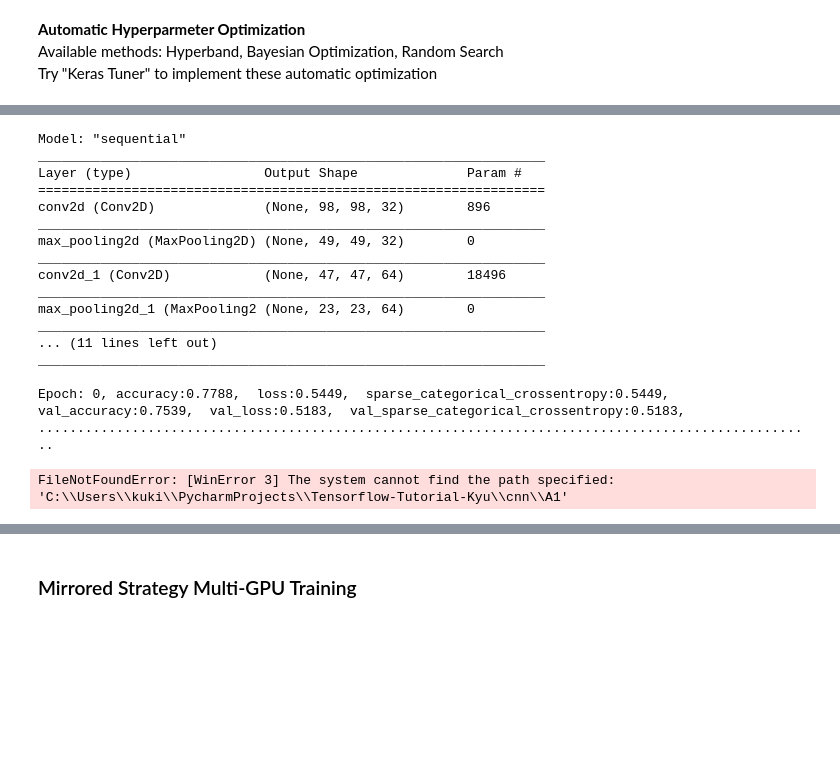
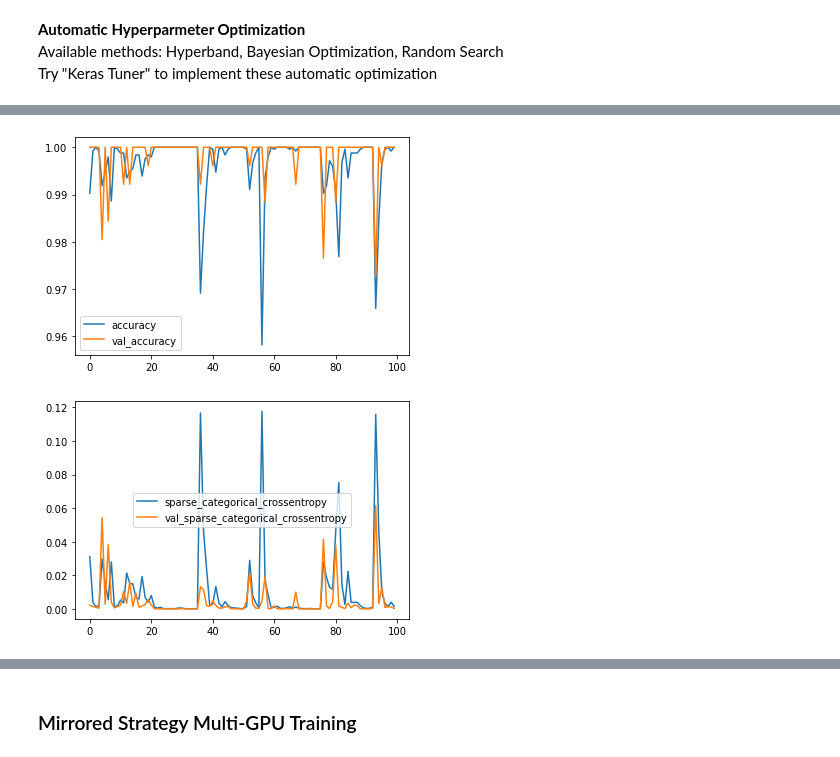
Before and after one commit to kukionfr/Tensorflow-Tutorial-Kyu, a Jupyter notebook: test0423.ipynb, the cells around one changed output, grey strips where cells are left out. Drawn from its saved outputs; the diff is of its cells as text; code cells hidden in the pictures; blank space fills up the shorter version.

```diff
--- a/test0423.ipynb
+++ b/test0423.ipynb
@@ -528,37 +528,17 @@ Launching TensorBoard...
 [interactive output not drawn]
-# %%
-histories['cnnA1'] = compilefit(model_cnnA1,loss_fn,'cnn/A1')
-# %% [output]
-Model: "sequential"
-_________________________________________________________________
-Layer (type)                 Output Shape              Param #
-=================================================================
-conv2d (Conv2D)              (None, 98, 98, 32)        896
-_________________________________________________________________
-max_pooling2d (MaxPooling2D) (None, 49, 49, 32)        0
-_________________________________________________________________
-conv2d_1 (Conv2D)            (None, 47, 47, 64)        18496
-_________________________________________________________________
-max_pooling2d_1 (MaxPooling2 (None, 23, 23, 64)        0
-_________________________________________________________________
-... (11 lines left out)
-_________________________________________________________________
-
-Epoch: 0, accuracy:0.7788,  loss:0.5449,  sparse_categorical_crossentropy:0.5449,  val_accuracy:0.7539,  val_loss:0.5183,  val_sparse_categorical_crossentropy:0.5183,
-....................................................................................................
-FileNotFoundError: [WinError 3] The system cannot find the path specified: 'C:\\Users\\kuki\\PycharmProjects\\Tensorflow-Tutorial-Kyu\\cnn\\A1'
 # %%
-def plotdf(dfobj):
+def plotdf(dfobj,condition):
     dfobj.pop('loss')
     dfobj.pop('val_loss')
     dfobj1=dfobj.copy()
     dfobj.pop('sparse_categorical_crossentropy')
     dfobj.pop('val_sparse_categorical_crossentropy')
-    pd.DataFrame(dfobj).plot()
+    pd.DataFrame(dfobj).plot(title=condition)
     dfobj1.pop('accuracy')
     dfobj1.pop('val_accuracy')
     pd.DataFrame(dfobj1).plot()
-
-plotdf(histories['cnnA1'].history)
+# %% [output]
+[figure, added]
+[figure, added]
 # %%
 histories={}
```
Also changed, not shown: parts of 9 cells of this notebook, 2 other files.
